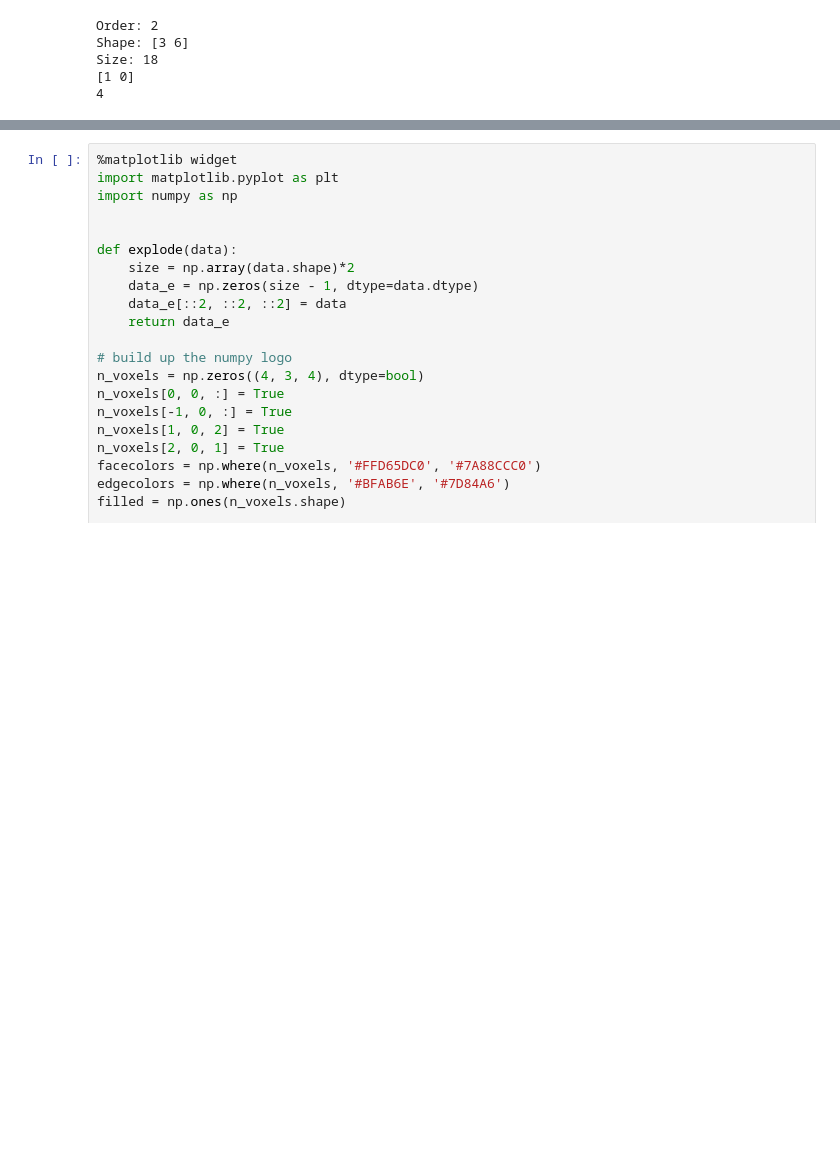
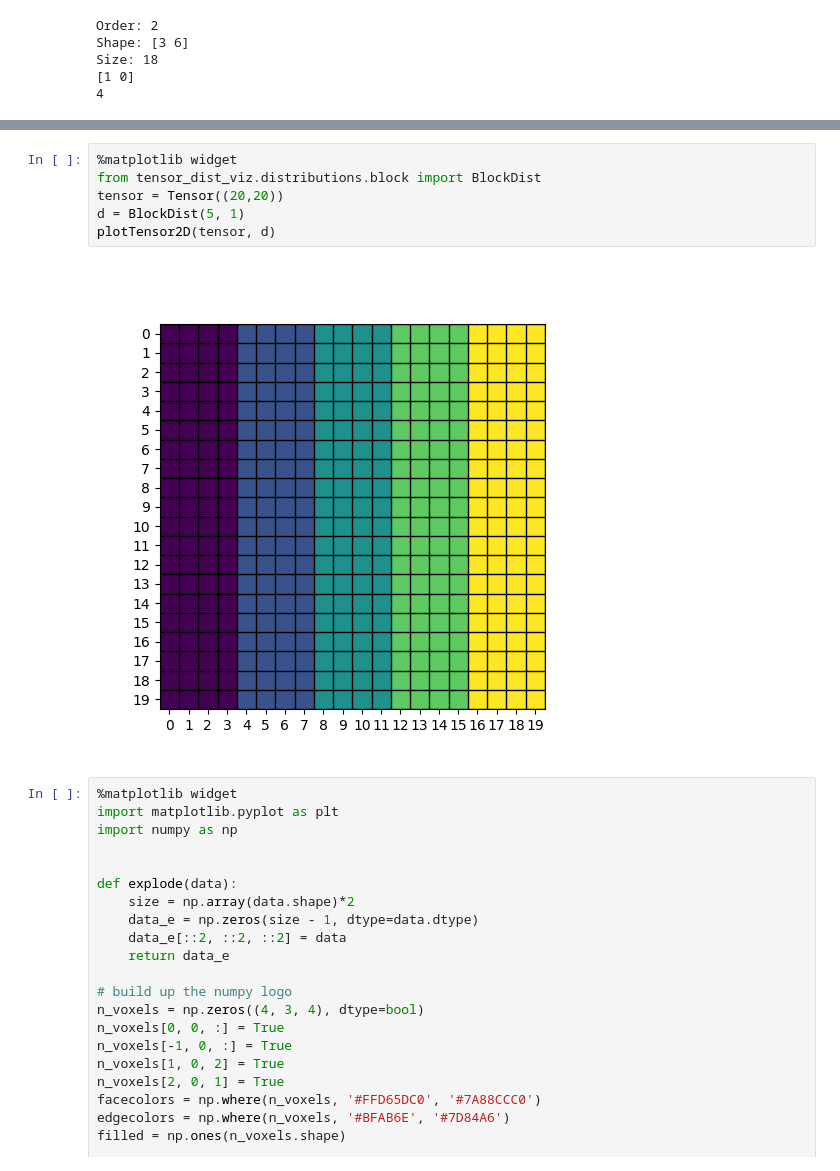
Before and after one commit to JuanPedroGHM/tensor_dist_viz, a Jupyter notebook: basics.ipynb, the cells around one changed output, grey strips where cells are left out. Saved outputs shown, nothing was run; the diff lists cells and outputs as text; blank space fills up the shorter version.

Commit message:
distribution types

```diff
--- a/basics.ipynb
+++ b/basics.ipynb
@@ -43,6 +41,14 @@ d = Distribution(mesh,  ((0,),(1,)), (2,2))
 plotTensor2D(tensor, d)
 # %% [output]
 [figure]
+# %%
+%matplotlib widget
+from tensor_dist_viz.distributions.block import BlockDist
+tensor = Tensor((20,20))
+d = BlockDist(5, 1)
+plotTensor2D(tensor, d)
+# %% [output]
+[figure, added]
 # %%
 %matplotlib widget
 import matplotlib.pyplot as plt
```
Also changed, not shown: parts of 7 cells of this notebook, 6 other files.
